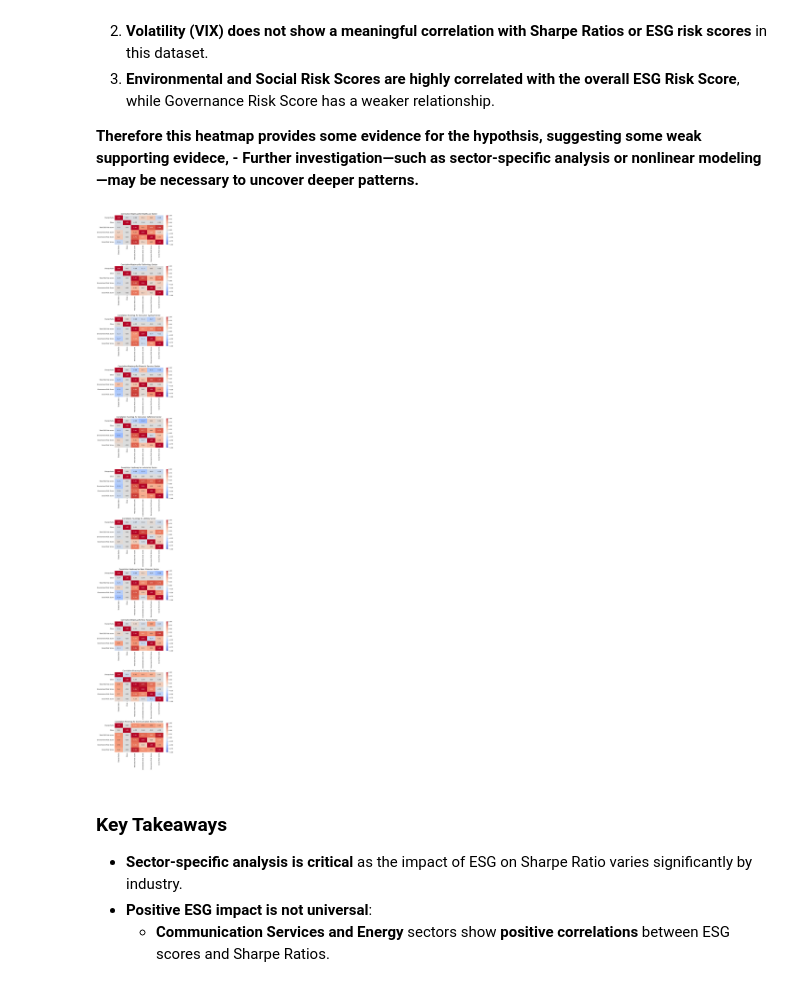
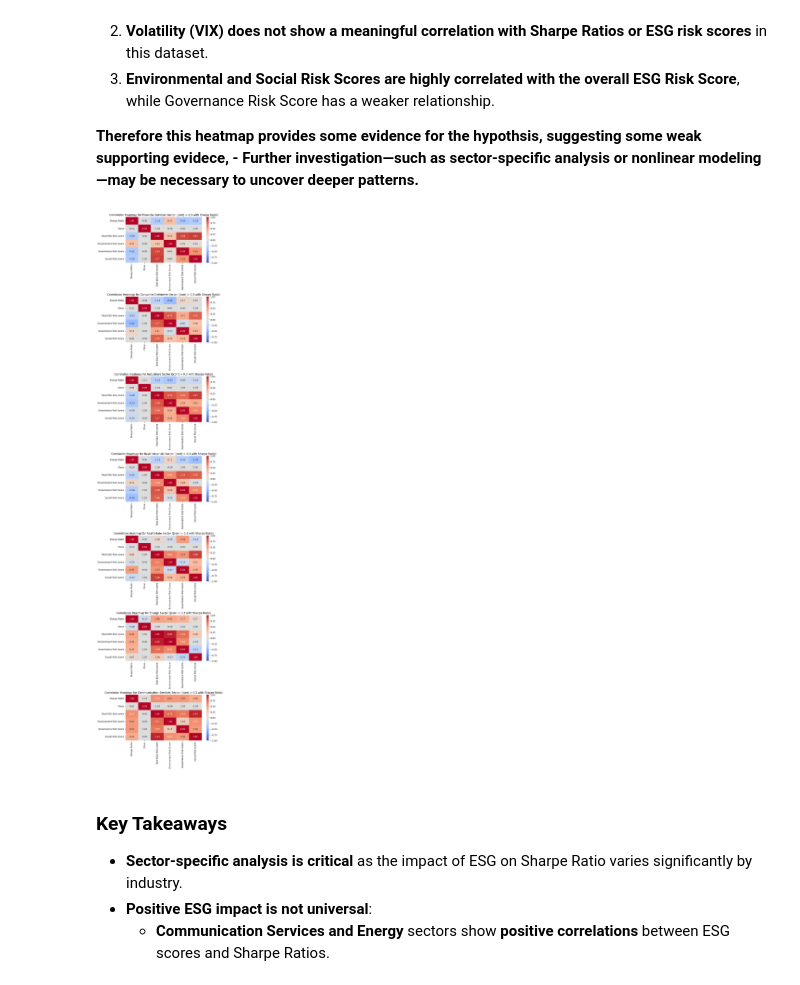
Before and after one commit to navanni/WI25_Portfolio, a Jupyter notebook: FinalProject_Group145_WI25.ipynb, the cells around one changed output. Drawn from its saved outputs; the diff is of its cells as text; code cells hidden in the pictures.

```diff
--- a/FinalProject_Group145_WI25.ipynb
+++ b/FinalProject_Group145_WI25.ipynb
@@ -601,19 +629,26 @@ print(merged_df[["Sector"]].head())
 ## Correlation Matrix by Sectors
 # %%
 sec = 'Sector_Encoded'
+target_col = 'Avg_Sharpe'
 cats = df_for_corr[sec].unique()
 corr_matrices = {}
 
 for cat in cats:
     cat_df = df_for_corr[df_for_corr[sec] == cat]
     cat_df = cat_df.drop(columns = [sec])
-    corr_matrices[cat] = cat_df.corr()
+
+    corr_matrix = cat_df.corr()
+    if target_col in corr_matrix.columns:
+        target_corrs = corr_matrix[target_col].drop(target_col, errors='ignore')
+
+        if np.any(np.abs(target_corrs) > 0.3):
+            corr_matrices[cat] = corr_matrix
 
 for cat, mat in corr_matrices.items():
     plt.figure(figsize=(8, 6))
     sns.heatmap(mat, annot=True, fmt=".2f", cmap="coolwarm", vmin=-1, vmax=1)
 
-    plt.title(f"Correlation Matrix for ESG Scores, Sector {reverse_sec_dict[cat]}, and Sharpe Ratios")
+    plt.title(f"Correlation Matrix for {reverse_sec_dict[cat]} Sector companies ESG Scores and Sharpe Ratios\n (Correlation with Sharpe > 0.3)")
     plt.xticks(rotation=45, ha="right")
     plt.show()
 # %% [output]
@@ -753,23 +786,36 @@ plt.show()
 **Therefore this heatmap provides some evidence for the hypothsis, suggesting some weak supporting evidece, - Further investigation—such as **sector-specific analysis or nonlinear modeling**—may be necessary to uncover deeper patterns.**
 # %%
 sector_list = final_timeseries["Sector"].unique()
-fig, axes = plt.subplots(nrows=len(sector_list)-1, figsize=(8, (len(sector_list)-1) * 5))
-n = 0
-for i, sector in enumerate(sector_list):
+filtered_sectors = []
+corr_matrices = {}
+
+for sector in sector_list:
     if pd.isna(sector):
-        n = 1
         continue
     sector_data = final_timeseries[final_timeseries["Sector"] == sector]
 
-    corr_matrix = sector_data[["Sharpe Ratio", "Close", "Total ESG Risk score", "Environment Risk Score", "Governance Risk Score", "Social Risk Score"]].corr(numeric_only=True)
+    selected_cols = ["Sharpe Ratio", "Close", "Total ESG Risk score", "Environment Risk Score", "Governance Risk Score", "Social Risk Score"]
+    corr_matrix = sector_data[selected_cols].corr(numeric_only=True)
 
-    sns.heatmap(corr_matrix, annot=True, cmap="coolwarm", fmt=".2f", ax=axes[i-n], vmin=-1, vmax=1)
-    axes[i-n].set_title(f"Correlation Heatmap for {sector} Sector")
+    if "Sharpe Ratio" in corr_matrix.columns:
+        target_corrs = corr_matrix["Sharpe Ratio"].drop("Sharpe Ratio", errors='ignore')
+        if np.any(np.abs(target_corrs) > 0.3):
+            filtered_sectors.append(sector)
+            corr_matrices[sector] = corr_matrix
+
+fig, axes = plt.subplots(nrows=len(filtered_sectors), figsize=(8, len(filtered_sectors) * 5))
+
+if len(filtered_sectors) == 1:
+    axes = [axes]
+
+for i, sector in enumerate(filtered_sectors):
+    sns.heatmap(corr_matrices[sector], annot=True, cmap="coolwarm", fmt=".2f", ax=axes[i], vmin=-1, vmax=1)
+    axes[i].set_title(f"Correlation Heatmap for {sector} Sector (|corr| > 0.3 with Sharpe Ratio)")
 
 plt.tight_layout()
 plt.show()
 # %% [output]
-[figure, old version]
+[figure, new version]
 # %% [markdown]
 
 ### **Key Takeaways**
```
Also changed, not shown: parts of 8 cells of this notebook.
